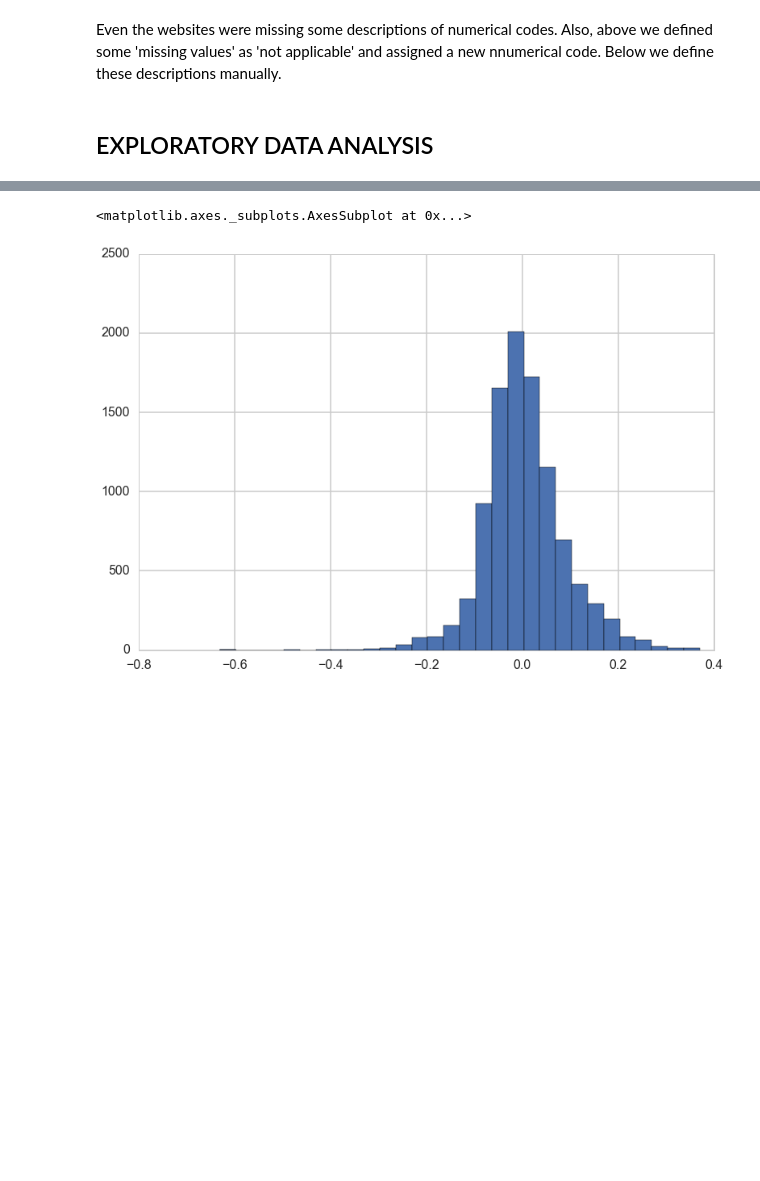
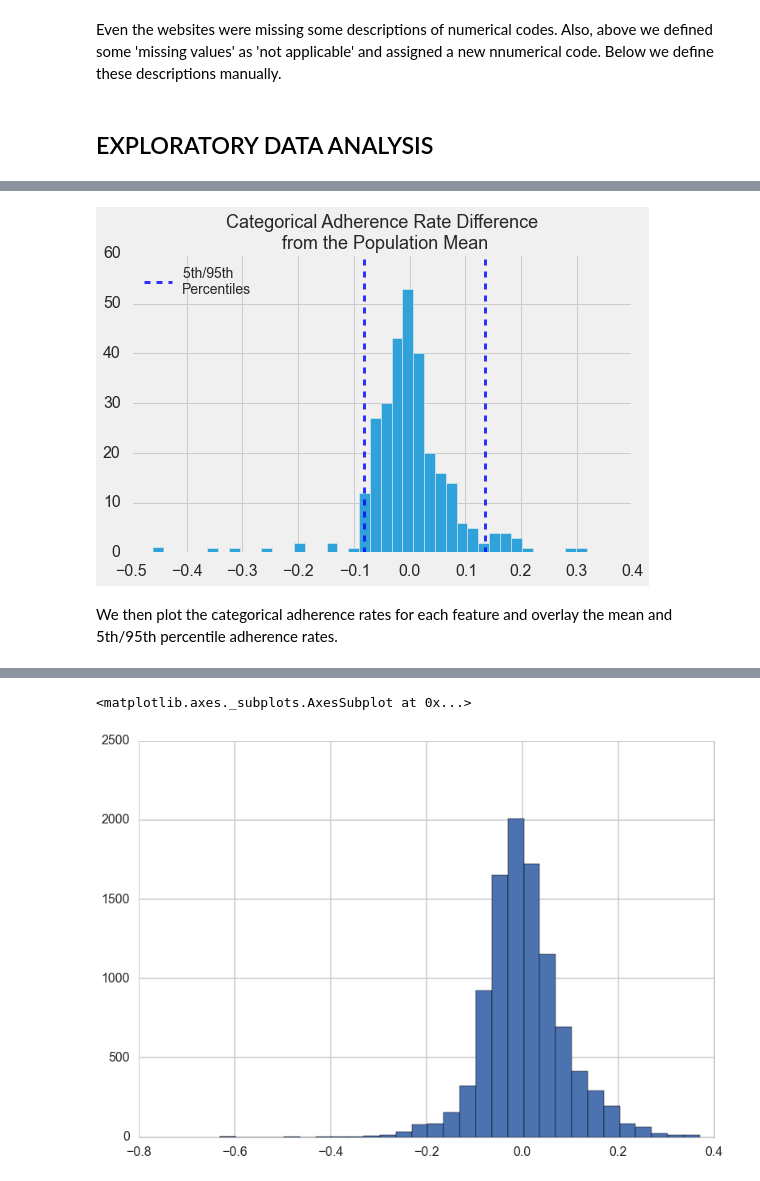
Before and after one commit to TNames/DRUG_TREATMENT_PROJECT, a Jupyter notebook: Process_Book.ipynb, the cells around one changed output, grey strips where cells are left out. Drawn from its saved outputs; the diff is of its cells as text; code cells hidden in the pictures; blank space fills up the shorter version.

```diff
--- a/Process_Book.ipynb
+++ b/Process_Book.ipynb
@@ -663 +712,15 @@ std_dev=np.std(differences)
+# %%
+with plt.style.context(('fivethirtyeight')):
+    plt.figure(figsize=(8,5))
+    plt.hist(differences, bins=40)
+    plt.title("Categorical Adherence Rate Difference \n from the Population Mean", fontsize=18)
+    plt.axvline(x=p05, ymin=0, ymax=100, linewidth=3, alpha=0.8,
+               linestyle = "--", label="5th/95th \nPercentiles")
+    plt.legend(loc='upper left', fontsize=14)
+    plt.axvline(x=p95, ymin=0, ymax=100, linewidth=3, alpha=0.8,
+               linestyle = "--");
+# %% [output]
+[figure, added]
+# %% [markdown]
+We then plot the categorical adherence rates for each feature and overlay the mean and 5th/95th percentile adherence rates.
 # %%
```
Also changed, not shown: parts of 15 cells of this notebook.
